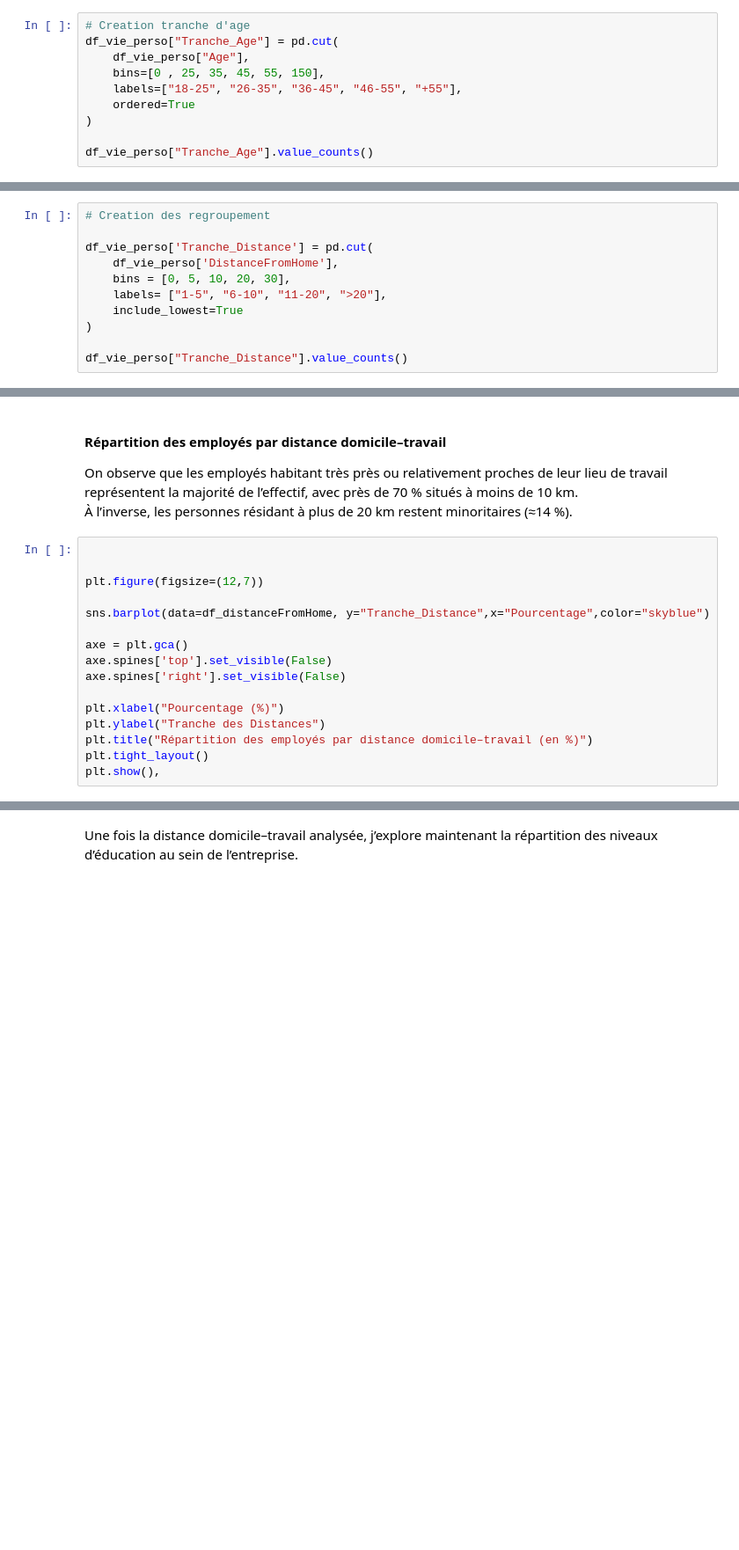
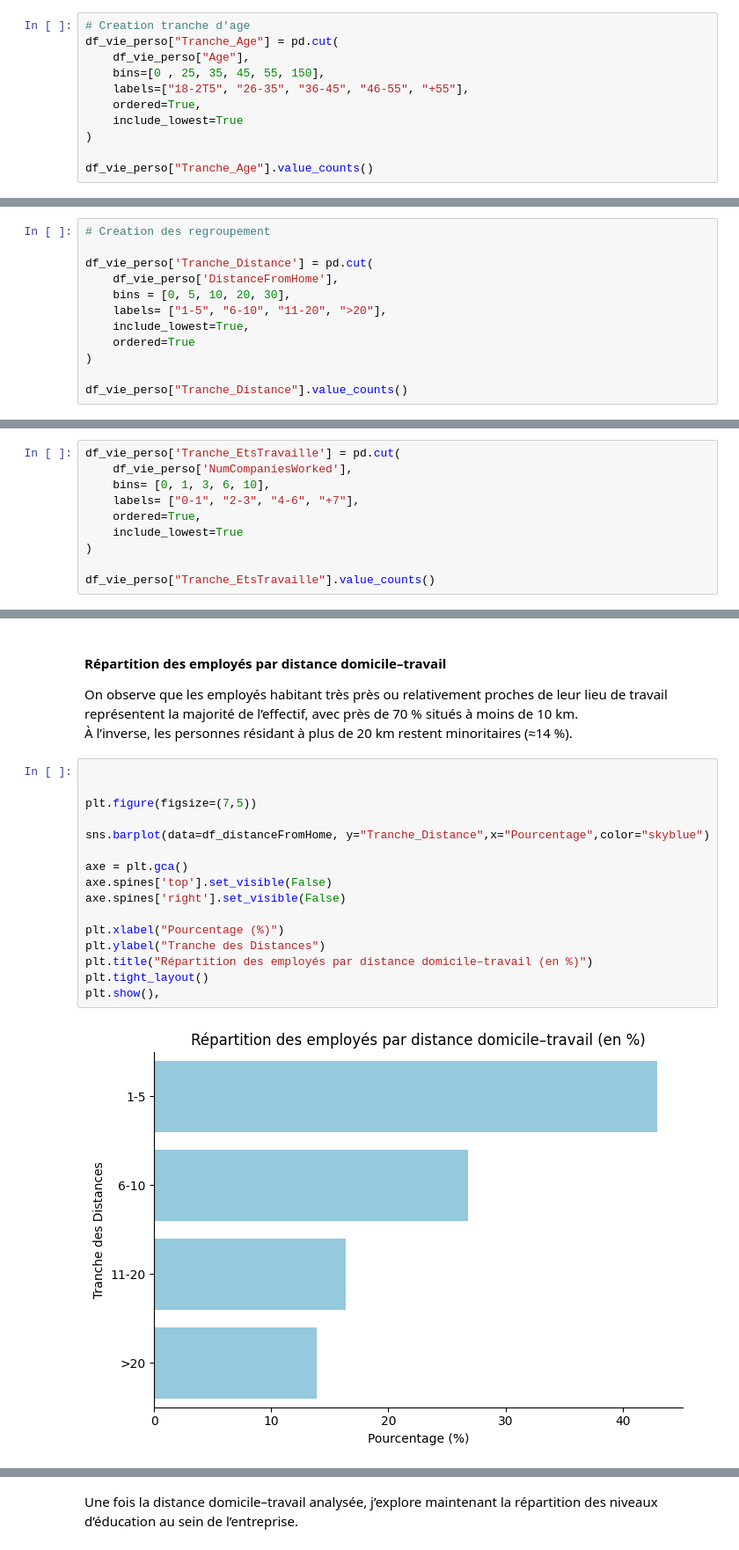
Before and after one commit to Kemuri15/employee-attrition-analysis, a Jupyter notebook: notebooks/03_axes_vie_perso.ipynb, the cells around one changed output, grey strips where cells are left out. Shown: that part at 88% size. Drawn from its saved outputs; the diff is of its cells as text; blank space fills up the shorter version.

Commit message:
feat : Structuration plan 2.Atrtition du notebook 03_axes vie personnel edit README : add données utilisé et exploration (EDA)

```diff
--- a/notebooks/03_axes_vie_perso.ipynb
+++ b/notebooks/03_axes_vie_perso.ipynb
@@ -66,8 +91,9 @@ Ces tranches permettront d'étudier plus clairement la relation entre âge et at
 df_vie_perso["Tranche_Age"] = pd.cut(
     df_vie_perso["Age"],
     bins=[0 , 25, 35, 45, 55, 150],
-    labels=["18-25", "26-35", "36-45", "46-55", "+55"],
-    ordered=True
+    labels=["18-2T5", "26-35", "36-45", "46-55", "+55"],
+    ordered=True,
+    include_lowest=True
 )
 
 df_vie_perso["Tranche_Age"].value_counts()
@@ -89,7 +123,8 @@ df_vie_perso['Tranche_Distance'] = pd.cut(
     df_vie_perso['DistanceFromHome'],
     bins = [0, 5, 10, 20, 30],
     labels= ["1-5", "6-10", "11-20", ">20"],
-    include_lowest=True
+    include_lowest=True,
+    ordered=True
 )
 
 df_vie_perso["Tranche_Distance"].value_counts()
@@ -121,0 +189,10 @@ df_vie_perso
+# %%
+df_vie_perso['Tranche_EtsTravaille'] = pd.cut(
+    df_vie_perso['NumCompaniesWorked'],
+    bins= [0, 1, 3, 6, 10],
+    labels= ["0-1", "2-3", "4-6", "+7"],
+    ordered=True,
+    include_lowest=True
+)
+
+df_vie_perso["Tranche_EtsTravaille"].value_counts()
@@ -193,16 +280,18 @@ avec près de 70 % situés à moins de 10 km.
 # %%
 
 
-plt.figure(figsize=(12,7))
+plt.figure(figsize=(7,5))
 
 sns.barplot(data=df_distanceFromHome, y="Tranche_Distance",x="Pourcentage",color="skyblue")
 
 axe = plt.gca()
 axe.spines['top'].set_visible(False)
 axe.spines['right'].set_visible(False)
 
 plt.xlabel("Pourcentage (%)")
 plt.ylabel("Tranche des Distances")
 plt.title("Répartition des employés par distance domicile–travail (en %)")
 plt.tight_layout()
 plt.show(),
+# %% [output]
+[figure, added]
```
Also changed, not shown: parts of 25 cells of this notebook, 1 other file.
